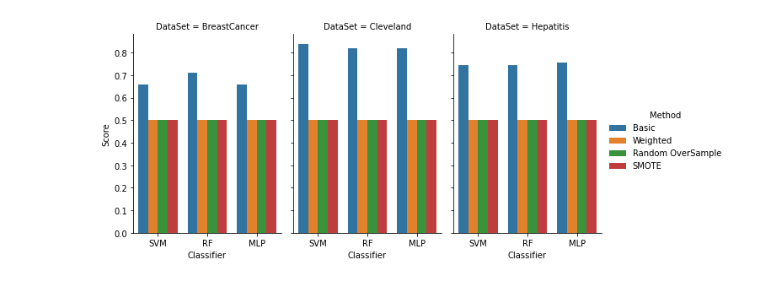
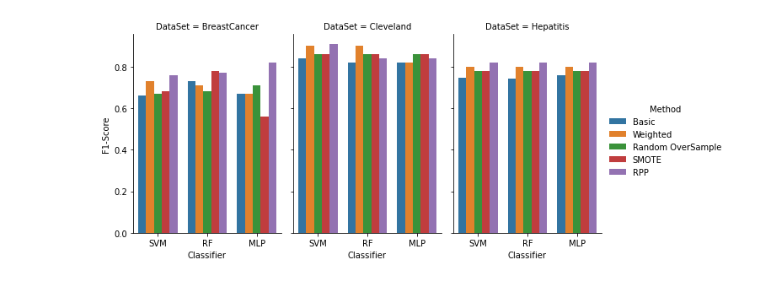
Before and after one commit to BlackCurrantDS/Mining-Rare-Association-Rules, a Jupyter notebook: Compare_classifier_scores_Paper.ipynb, the cells around one changed output. Saved outputs shown, nothing was run; the diff lists cells and outputs as text; code cells hidden in the pictures.

```diff
--- a/Compare_classifier_scores_Paper.ipynb
+++ b/Compare_classifier_scores_Paper.ipynb
@@ -61,26 +87,44 @@ plt.savefig("Paper_F1_Score_clustering.png",bbox_inches='tight')
 # %%
 #sampling
 # %%
-data = [['SVM', 'BreastCancer', .66, 'Basic'], ['SVM', 'BreastCancer', .50, 'Weighted'], ['SVM', 'BreastCancer', .50, 'Random OverSample'], ['SVM', 'BreastCancer', .50, 'SMOTE']
-        ,['RF', 'BreastCancer', .71, 'Basic'], ['RF', 'BreastCancer', .50, 'Weighted'], ['RF', 'BreastCancer', .50, 'Random OverSample'], ['RF', 'BreastCancer', .50, 'SMOTE']
-        ,['MLP', 'BreastCancer', .66, 'Basic'], ['MLP', 'BreastCancer', .50 , 'Weighted'], ['MLP', 'BreastCancer', .50 , 'Random OverSample'], ['MLP', 'BreastCancer', .50 , 'SMOTE']
-        ,['SVM', 'Cleveland', .84, 'Basic'], ['SVM', 'Cleveland', .50, 'Weighted'], ['SVM', 'Cleveland', .50, 'Random OverSample'], ['SVM', 'Cleveland', .50, 'SMOTE']
-        ,['RF', 'Cleveland', .82, 'Basic'], ['RF', 'Cleveland', .50, 'Weighted'], ['RF', 'Cleveland', .50, 'Random OverSample'], ['RF', 'Cleveland', .50, 'SMOTE']
-        ,['MLP', 'Cleveland', .82, 'Basic'], ['MLP', 'Cleveland', .50 , 'Weighted'], ['MLP', 'Cleveland', .50 , 'Random OverSample'], ['MLP', 'Cleveland', .50 , 'SMOTE']
-        ,['SVM', 'Hepatitis', .7461, 'Basic'], ['SVM', 'Hepatitis', .50, 'Weighted'], ['SVM', 'Hepatitis', .50, 'Random OverSample'], ['SVM', 'Hepatitis', .50, 'SMOTE']
-        ,['RF', 'Hepatitis', .744, 'Basic'], ['RF', 'Hepatitis', .50, 'Weighted'], ['RF', 'Hepatitis', .50, 'Random OverSample'], ['RF', 'Hepatitis', .50, 'SMOTE']
-        ,['MLP', 'Hepatitis', 0.757, 'Basic'], ['MLP', 'Hepatitis', .50 , 'Weighted'], ['MLP', 'Hepatitis', .50 , 'Random OverSample'], ['MLP', 'Hepatitis', .50 , 'SMOTE']
+data = [['SVM', 'BreastCancer', .66, 'Basic'],
+        ['SVM', 'BreastCancer', .73, 'Weighted'], ['SVM', 'BreastCancer', .67, 'Random OverSample'], ['SVM', 'BreastCancer', .68, 'SMOTE']
+        , ['SVM', 'BreastCancer', .76, 'RPP']
+        ,['RF', 'BreastCancer', .73, 'Basic'],
+        ['RF', 'BreastCancer', .71, 'Weighted'], ['RF', 'BreastCancer', .68, 'Random OverSample'], ['RF', 'BreastCancer', .78, 'SMOTE']
+        ,['RF', 'BreastCancer', .77, 'RPP']
+        ,['MLP', 'BreastCancer', .67, 'Basic'],
+        ['MLP', 'BreastCancer', .67 , 'Weighted'], ['MLP', 'BreastCancer', .71 , 'Random OverSample'], ['MLP', 'BreastCancer', .56 , 'SMOTE']
+        ,['MLP', 'BreastCancer', .82, 'RPP']
+        ,['SVM', 'Cleveland', .84, 'Basic'],
+        ['SVM', 'Cleveland', .90, 'Weighted'], ['SVM', 'Cleveland', .86, 'Random OverSample'], ['SVM', 'Cleveland', .86, 'SMOTE']
+        ,['SVM', 'Cleveland', .91, 'RPP']
+        ,['RF', 'Cleveland', .82, 'Basic'],
+        ['RF', 'Cleveland', .90, 'Weighted'], ['RF', 'Cleveland', .86, 'Random OverSample'], ['RF', 'Cleveland', .86, 'SMOTE']
+        ,['RF', 'Cleveland', .84, 'RPP']
+        ,['MLP', 'Cleveland', .82, 'Basic'],
+        ['MLP', 'Cleveland', .82 , 'Weighted'], ['MLP', 'Cleveland', .86 , 'Random OverSample'], ['MLP', 'Cleveland', .86 , 'SMOTE']
+       ,['MLP', 'Cleveland', .84, 'RPP']
+        ,['SVM', 'Hepatitis', .7461, 'Basic'],
+        ['SVM', 'Hepatitis', .80, 'Weighted'], ['SVM', 'Hepatitis', .78, 'Random OverSample'], ['SVM', 'Hepatitis', .78, 'SMOTE']
+        ,['SVM', 'Hepatitis', .82, 'RPP']
+        ,['RF', 'Hepatitis', .744, 'Basic'],
+        ['RF', 'Hepatitis', .80, 'Weighted'], ['RF', 'Hepatitis', .78, 'Random OverSample'], ['RF', 'Hepatitis', .78, 'SMOTE']
+        ,['RF', 'Hepatitis', .82, 'RPP']
+        ,['MLP', 'Hepatitis', 0.757, 'Basic'],
+        ['MLP', 'Hepatitis', .80 , 'Weighted'], ['MLP', 'Hepatitis', .78 , 'Random OverSample'], ['MLP', 'Hepatitis', .78 , 'SMOTE']
+        ,['MLP', 'Hepatitis', .82, 'RPP']
         ]
 # %%
-df = pd.DataFrame(data, columns = ['Classifier', 'DataSet', 'Score', 'Method'])
+df = pd.DataFrame(data, columns = ['Classifier', 'DataSet', 'F1-Score', 'Method'])
 # %%
-sns.catplot(x="Classifier", y="Score",
+sns.catplot(x="Classifier", y="F1-Score",
                 hue="Method", col="DataSet",
                 data=df, kind="bar",
                 height=4, aspect=.7)
 plt.xlabel("Classifier")
 #plt.ylabel("F1-Score")
 #plt.title("F1 scores") # You can comment this line out if you don't need title
 plt.savefig("Paper_F1_Score_sampling.png",bbox_inches='tight')
 # %% [output]
-[figure, old version]
+[figure, new version]
```
Also changed, not shown: parts of 11 cells of this notebook.
